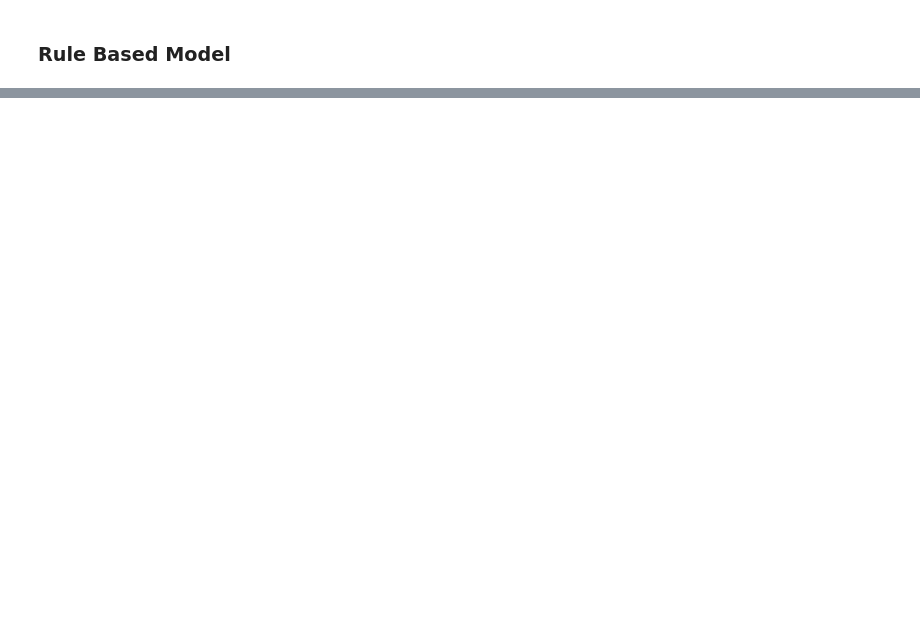
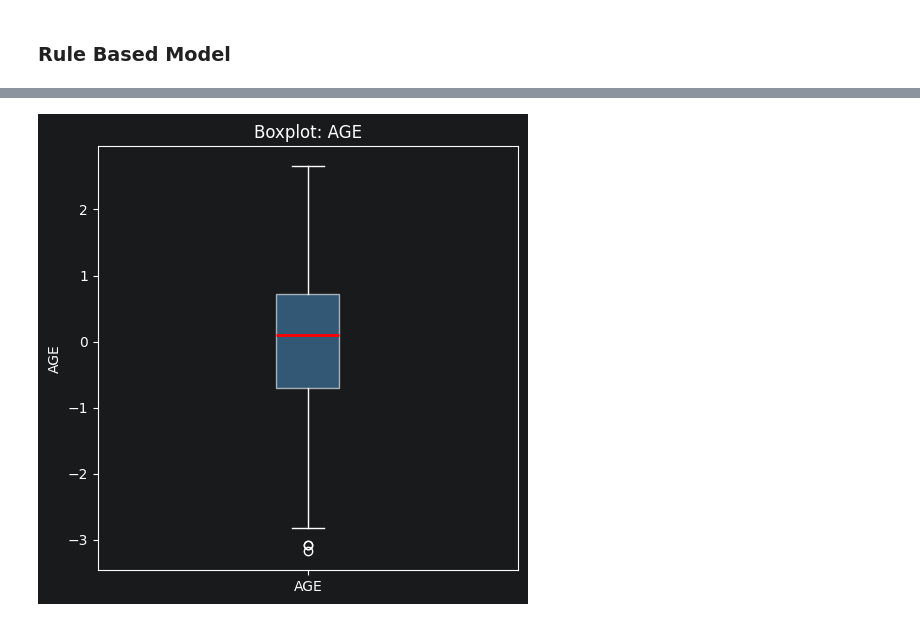
Before and after one commit to staldenhoefler/HMBI, a Jupyter notebook: prüfungsvorbereitung/Prüfung.ipynb, the cells around one changed output, grey strips where cells are left out. Saved outputs shown, nothing was run; the diff lists cells and outputs as text; code cells hidden in the pictures; blank space fills up the shorter version.

```diff
--- a/prüfungsvorbereitung/Prüfung.ipynb
+++ b/prüfungsvorbereitung/Prüfung.ipynb
@@ -312,0 +535,14 @@ print(rules[['rule', 'coef', 'support', 'importance']].head(20).to_string(index=
+# %%
+plt.figure(figsize=(5, 5))
+
+plt.boxplot(X_train['AGE'].dropna(), patch_artist=True,
+            boxprops=dict(facecolor='steelblue', alpha=0.6),
+            medianprops=dict(color='red', linewidth=2))
+
+plt.ylabel('AGE')
+plt.title('Boxplot: AGE')
+plt.xticks([1], ['AGE'])
+plt.tight_layout()
+plt.show()
+# %% [output]
+[figure, added]
```
Also changed, not shown: parts of 26 cells of this notebook.
